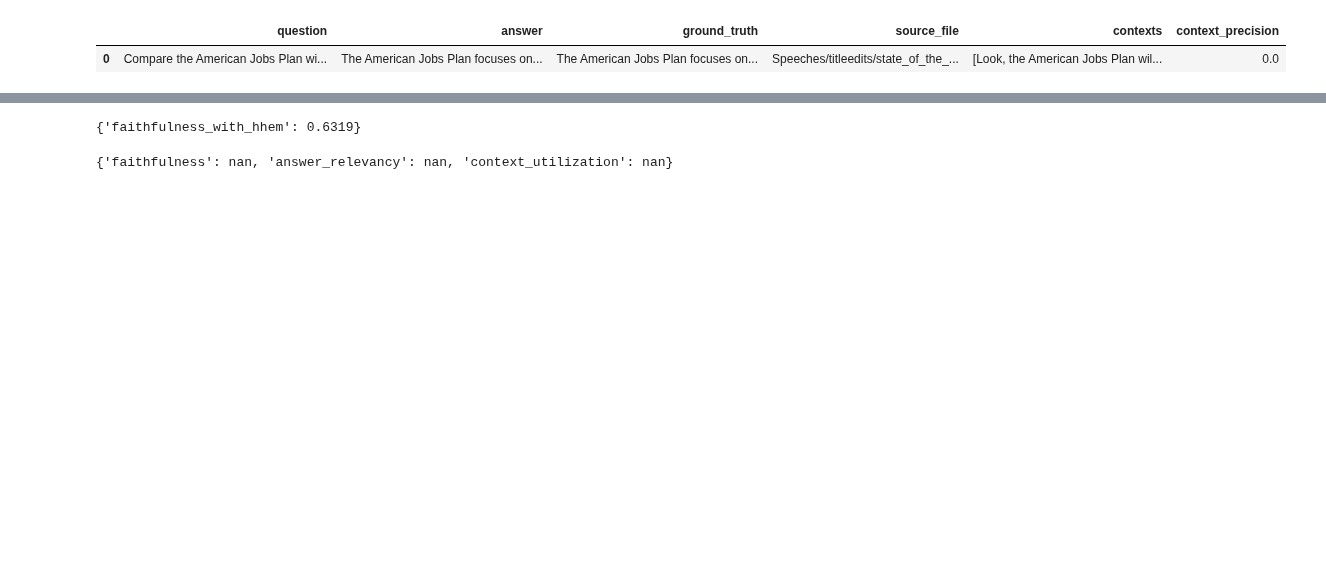
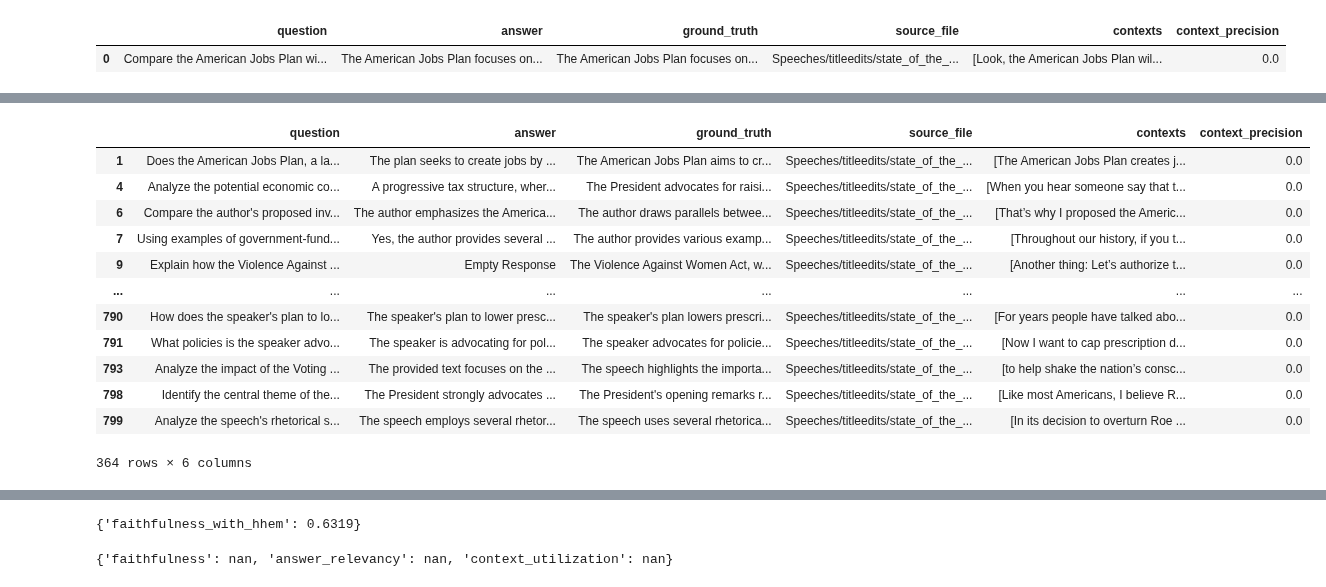
Before and after one commit to sr231/RAG-Evaluations, a Jupyter notebook: Gemini_RAGAS.ipynb, the cells around one changed output, grey strips where cells are left out. Drawn from its saved outputs; the diff is of its cells as text; code cells hidden in the pictures; blank space fills up the shorter version.

```diff
--- a/Gemini_RAGAS.ipynb
+++ b/Gemini_RAGAS.ipynb
@@ -431,0 +433,8 @@ tempdataset = testset_ds.select(range(446, 449))
+# %%
+testset_results5 = pd.read_csv("results/results_ragas_unlabeled_smallruns_5.csv", index_col=None)
+# %%
+testset_results6 = pd.read_csv("results/results_ragas_unlabeled_smallruns_6.csv", index_col=None)
+# %%
+testset_results_all = pd.concat([testset_results1, testset_results2, testset_results3, testset_results4, testset_results5, testset_results6], ignore_index=True)
+# %%
+testset_results_all['contexts'] = testset_results_all['contexts'].apply(ast.literal_eval)
@@ -432,3 +443,19 @@ tempdataset = testset_ds.select(range(446, 449))
+# %%
+testset_results_all[testset_results_all['context_precision'] == 0]
+# %% [output]
+|  | question | answer | ground_truth | source_file | contexts | context_precision |
+| 1 | Does the American Jobs Plan, a la... | The plan seeks to create jobs by ... | The American Jobs Plan aims to cr... | Speeches/titleedits/state_of_the_... | [The American Jobs Plan creates j... | 0.0 |
+| 4 | Analyze the potential economic co... | A progressive tax structure, wher... | The President advocates for raisi... | Speeches/titleedits/state_of_the_... | [When you hear someone say that t... | 0.0 |
+| 6 | Compare the author's proposed inv... | The author emphasizes the America... | The author draws parallels betwee... | Speeches/titleedits/state_of_the_... | [That’s why I proposed the Americ... | 0.0 |
+| 7 | Using examples of government-fund... | Yes, the author provides several ... | The author provides various examp... | Speeches/titleedits/state_of_the_... | [Throughout our history, if you t... | 0.0 |
+| 9 | Explain how the Violence Against ... | Empty Response | The Violence Against Women Act, w... | Speeches/titleedits/state_of_the_... | [Another thing: Let’s authorize t... | 0.0 |
+| ... | ... | ... | ... | ... | ... | ... |
+| 790 | How does the speaker's plan to lo... | The speaker's plan to lower presc... | The speaker's plan lowers prescri... | Speeches/titleedits/state_of_the_... | [For years people have talked abo... | 0.0 |
+| 791 | What policies is the speaker advo... | The speaker is advocating for pol... | The speaker advocates for policie... | Speeches/titleedits/state_of_the_... | [Now I want to cap prescription d... | 0.0 |
+| 793 | Analyze the impact of the Voting ... | The provided text focuses on the ... | The speech highlights the importa... | Speeches/titleedits/state_of_the_... | [to help shake the nation’s consc... | 0.0 |
+| 798 | Identify the central theme of the... | The President strongly advocates ... | The President's opening remarks r... | Speeches/titleedits/state_of_the_... | [Like most Americans, I believe R... | 0.0 |
+| 799 | Analyze the speech's rhetorical s... | The speech employs several rhetor... | The speech uses several rhetorica... | Speeches/titleedits/state_of_the_... | [In its decision to overturn Roe ... | 0.0 |
+364 rows × 6 columns
 # %%
 tempdataset['question']
 # %% [output]
```
Also changed, not shown: parts of 24 cells of this notebook.
